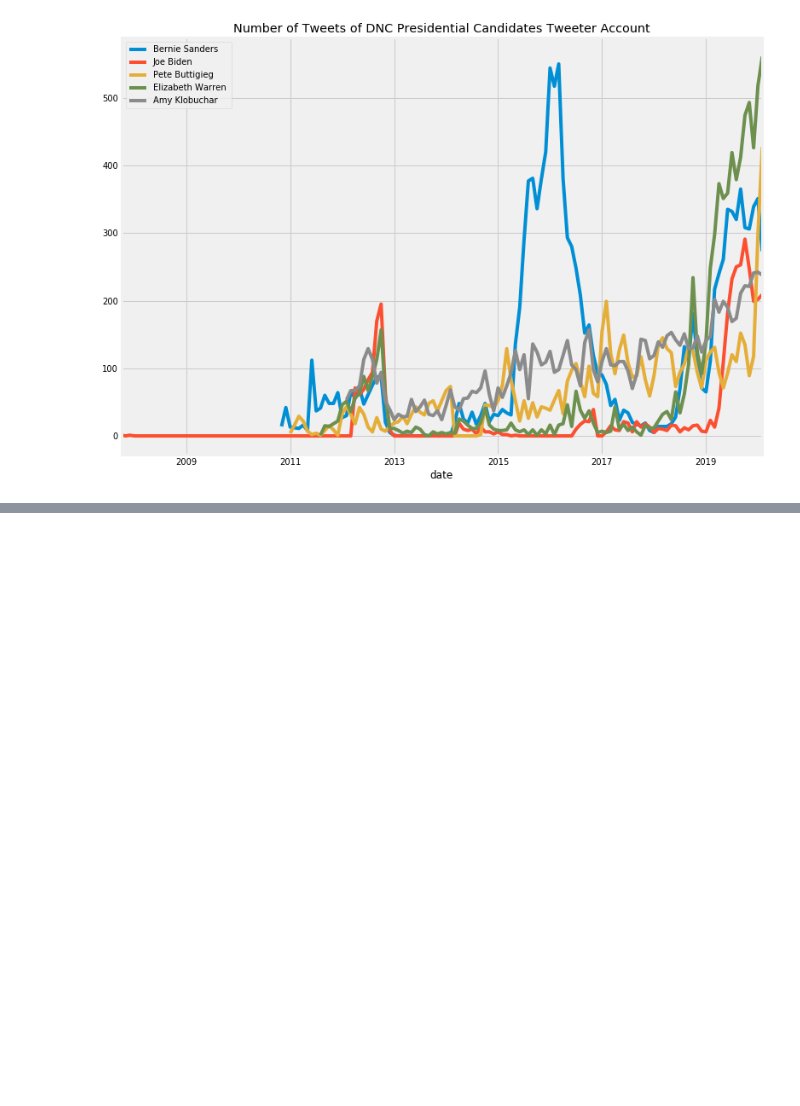
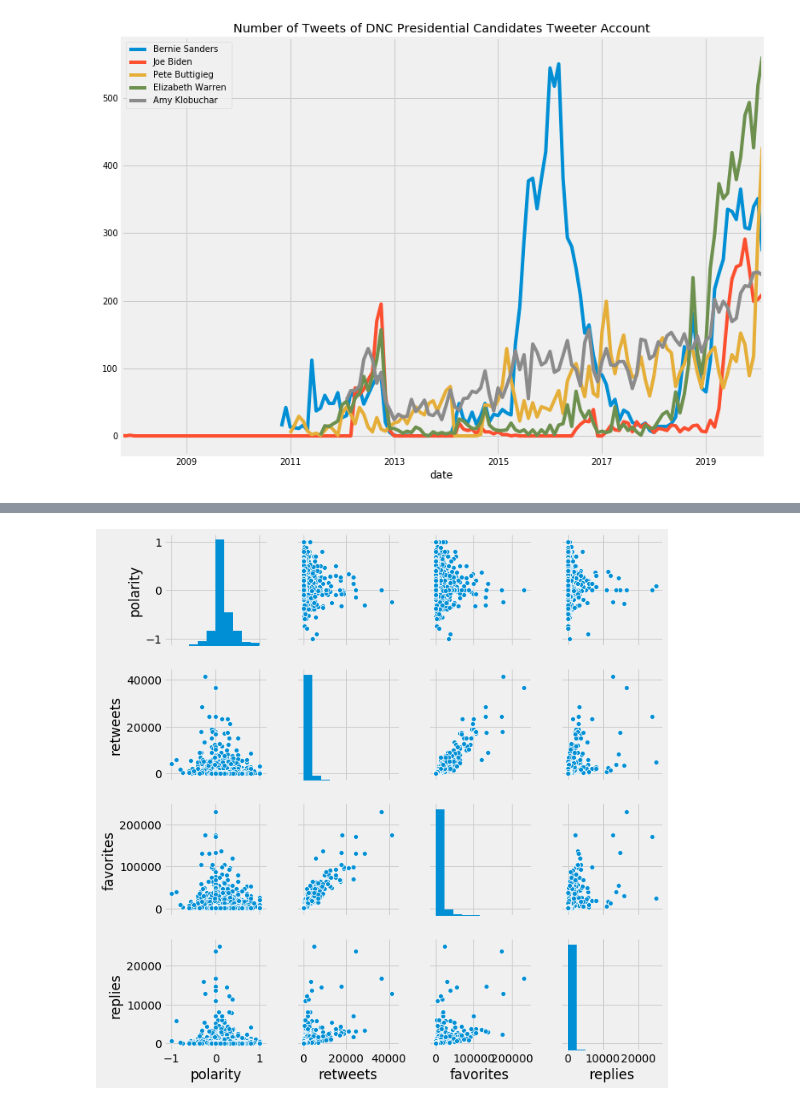
Before and after one commit to nomadtomas/sentweetment_analysizer, a Jupyter notebook: dnc_race.ipynb, the cells around one changed output, grey strips where cells are left out. Drawn from its saved outputs; the diff is of its cells as text; code cells hidden in the pictures; blank space fills up the shorter version.

```diff
--- a/dnc_race.ipynb
+++ b/dnc_race.ipynb
@@ -353,0 +383,5 @@ plot_trend(data.index, 'joe')
+# %%
+sns.pairplot(election_timeperiod(pete_sentiment, pete_ann))
+plt.show()
+# %% [output]
+[figure, added]
```
Also changed, not shown: parts of 9 cells of this notebook.
